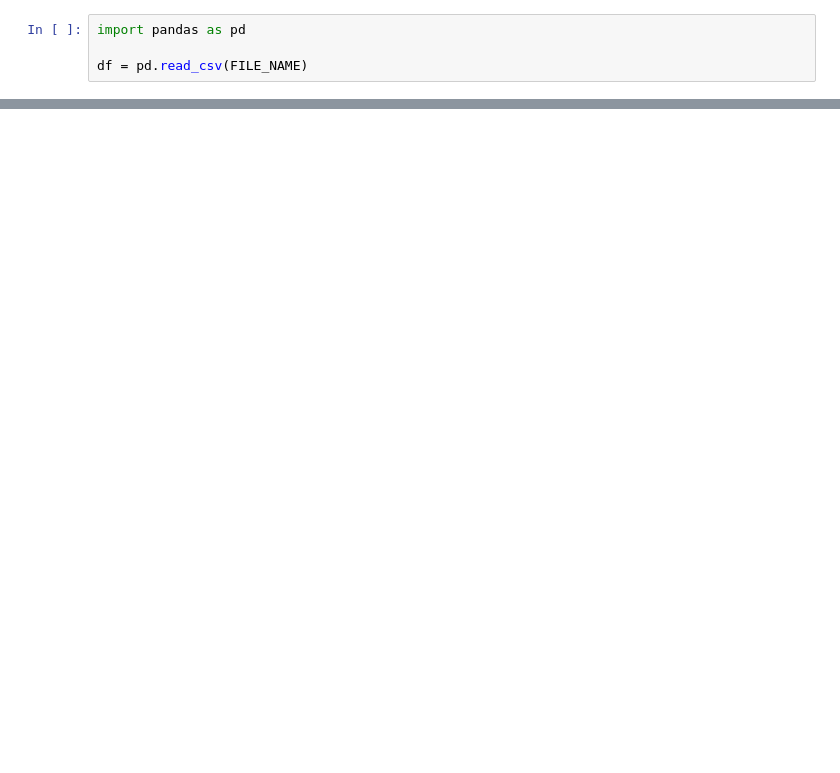
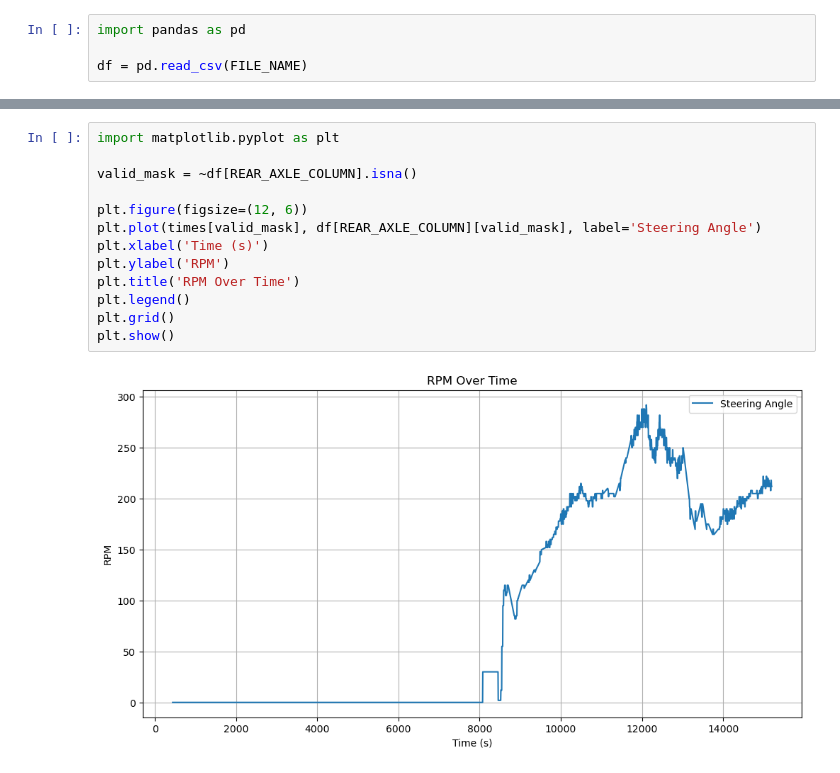
Before and after one commit to EricXu1728/Turning-Radius-Calculator, a Jupyter notebook: cool.ipynb, the cells around one changed output, grey strips where cells are left out. Saved outputs shown, nothing was run; the diff lists cells and outputs as text; blank space fills up the shorter version.

```diff
--- a/cool.ipynb
+++ b/cool.ipynb
@@ -32,3 +50,18 @@ plt.show()
+# %%
+import matplotlib.pyplot as plt
+
+valid_mask = ~df[REAR_AXLE_COLUMN].isna()
+
+plt.figure(figsize=(12, 6))
+plt.plot(times[valid_mask], df[REAR_AXLE_COLUMN][valid_mask], label='Steering Angle')
+plt.xlabel('Time (s)')
+plt.ylabel('RPM')
+plt.title('RPM Over Time')
+plt.legend()
+plt.grid()
+plt.show()
+# %% [output]
+[figure, added]
 # %%
 import numpy as np
 import matplotlib.pyplot as plt
```
Also changed, not shown: parts of 11 cells of this notebook, 22 other files.
